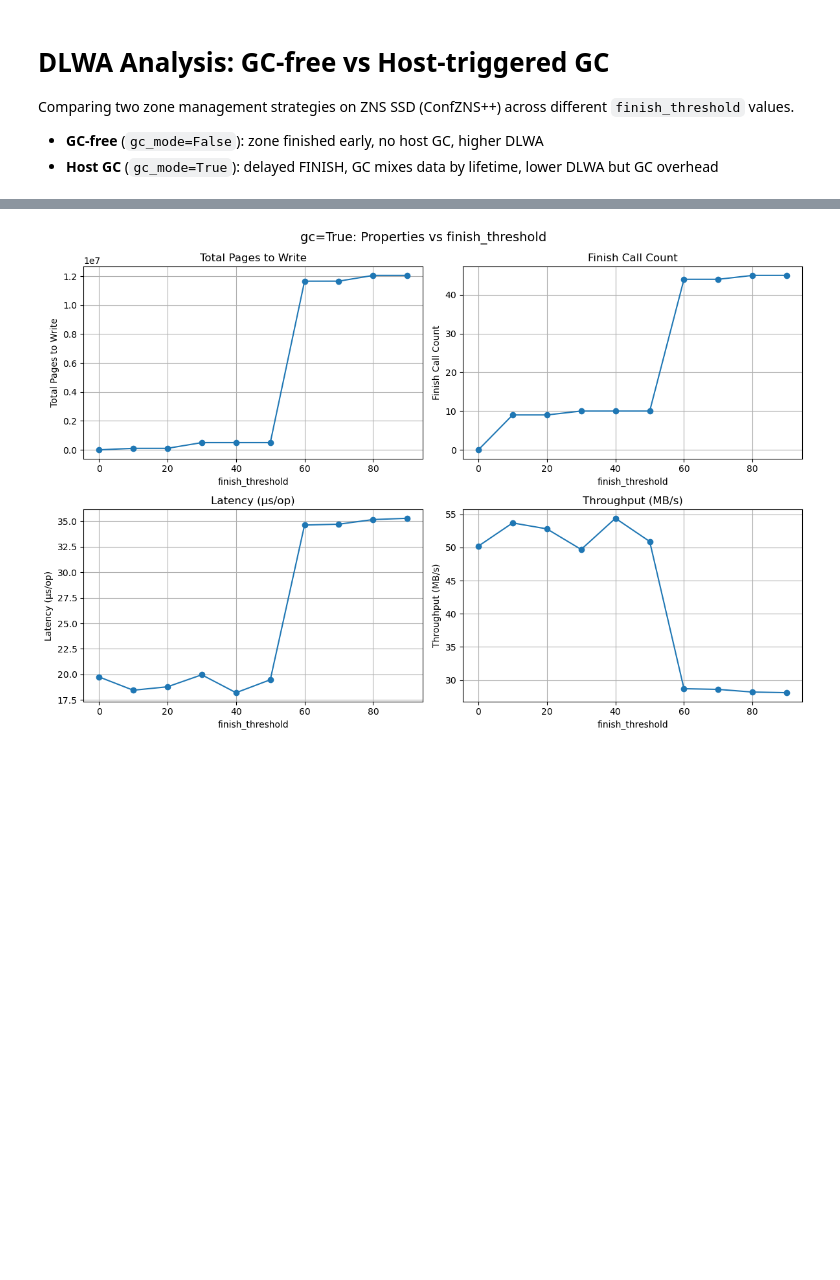
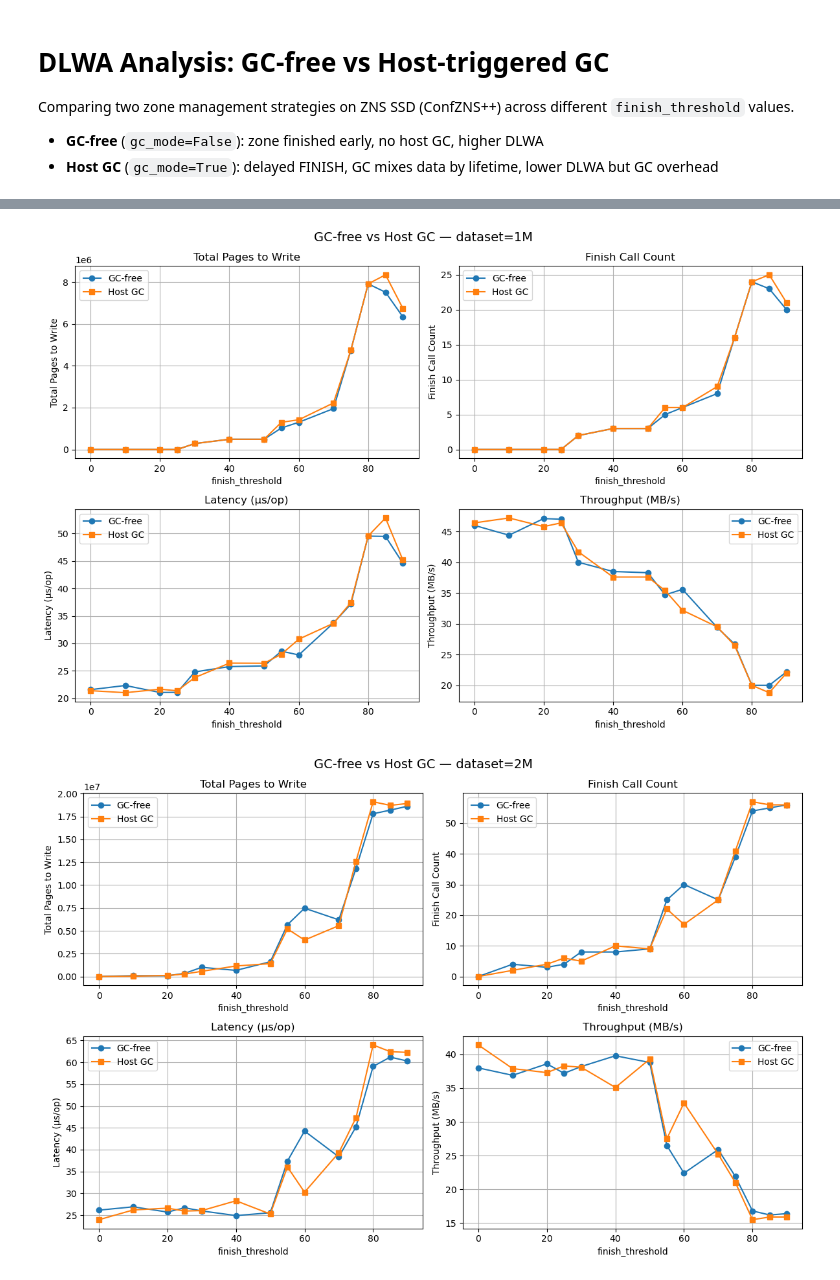
Before and after one commit to Nanat1/CS561_GC_Research, a Jupyter notebook: analysis/dlwa_analysis.ipynb, the cells around one changed output, grey strips where cells are left out. Drawn from its saved outputs; the diff is of its cells as text; code cells hidden in the pictures; blank space fills up the shorter version.

```diff
--- a/analysis/dlwa_analysis.ipynb
+++ b/analysis/dlwa_analysis.ipynb
@@ -32,26 +32,39 @@ df
-# %%
-import matplotlib.pyplot as plt
-
-gc_df = df[df["gc_mode"] == True].copy()
-
-fig, axes = plt.subplots(2, 2, figsize=(12, 8))
-fig.suptitle("gc=True: Properties vs finish_threshold", fontsize=14)
-
-metrics = [
-    ("total_pages_to_write", "Total Pages to Write"),
-    ("finish_call_count",    "Finish Call Count"),
-    ("latency_micros_per_op","Latency (µs/op)"),
-    ("throughput_MB_per_s",  "Throughput (MB/s)"),
-]
-
-for ax, (col, label) in zip(axes.flat, metrics):
-    ax.plot(gc_df["finish_threshold"], gc_df[col], marker="o")
-    ax.set_xlabel("finish_threshold")
-    ax.set_ylabel(label)
-    ax.set_title(label)
-    ax.grid(True)
-
-plt.tight_layout()
-plt.show()
-# %% [output]
-[figure, removed]
+# %%
+import matplotlib.pyplot as plt
+import pandas as pd
+
+datasets = {
+    "1M":  "../results/pages_to_write_1M.csv",
+    "2M":  "../results/pages_to_write_2M.csv",
+    "3M":  "../results/pages_to_write_3M.csv",
+}
+
+metrics = [
+    ("total_pages_to_write", "Total Pages to Write"),
+    ("finish_call_count",    "Finish Call Count"),
+    ("latency_micros_per_op","Latency (µs/op)"),
+    ("throughput_MB_per_s",  "Throughput (MB/s)"),
+]
+
+for dataset_name, path in datasets.items():
+    data = pd.read_csv(path)
+    gc_false = data[data["gc_mode"] == False]
+    gc_true  = data[data["gc_mode"] == True]
+
+    fig, axes = plt.subplots(2, 2, figsize=(12, 8))
+    fig.suptitle(f"GC-free vs Host GC — dataset={dataset_name}", fontsize=14)
+
+    for ax, (col, label) in zip(axes.flat, metrics):
+        ax.plot(gc_false["finish_threshold"], gc_false[col], marker="o", label="GC-free")
+        ax.plot(gc_true["finish_threshold"],  gc_true[col],  marker="s", label="Host GC")
+        ax.set_xlabel("finish_threshold")
+        ax.set_ylabel(label)
+        ax.set_title(label)
+        ax.legend()
+        ax.grid(True)
+
+    plt.tight_layout()
+    plt.show()
+# %% [output]
+[figure, added]
+[figure, added]
```
Also changed, not shown: parts of 2 cells of this notebook, 6 other files.
